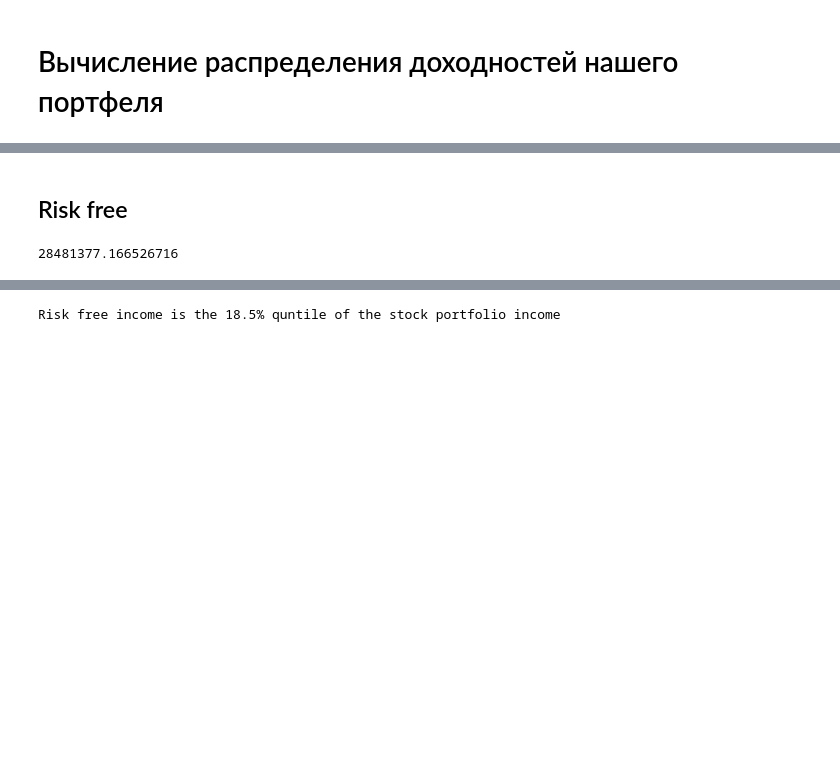
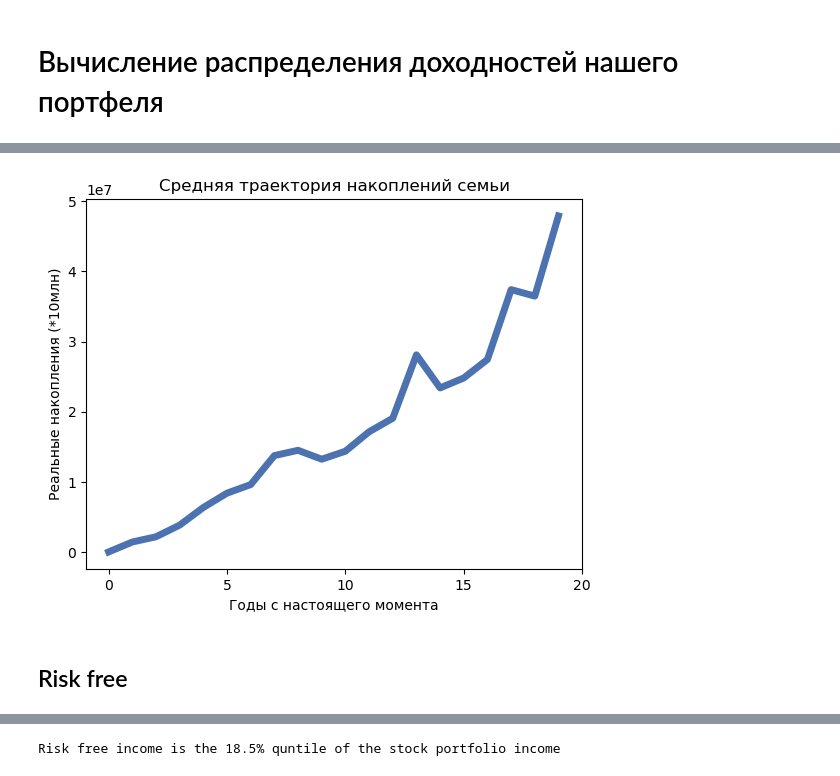
Before and after one commit to justniks/case_finance, a Jupyter notebook: main_upd 2.ipynb, the cells around one changed output, grey strips where cells are left out. Drawn from its saved outputs; the diff is of its cells as text; code cells hidden in the pictures; blank space fills up the shorter version.

```diff
--- a/main_upd 2.ipynb
+++ b/main_upd 2.ipynb
@@ -773,3 +803,50 @@ result_values.describe()
+# %%
+# number of average traj
+index = result_values.iloc[(result_values['result_value']-result_values.mean().values[0]).abs().argsort()[:1]].index[0]
+
+# full mean traj (nominal)
+mean_traj = monthly_values[index]
+
+# keep only annual values
+i = 0
+annual_mean_traj = []
+for j in range(len(mean_traj) // 12):
+    i+=12
+    annual_mean_traj.append(mean_traj[i])
+
+price_index = [1.07,
+1.13,
+1.20,
+1.27,
+1.33,
+1.39,
+1.45,
+1.51,
+1.57,
+1.63,
+1.70,
+1.76,
+1.84,
+1.91,
+1.99,
+2.06,
+2.15,
+2.23,
+2.32,
+2.42]
+
+real_annual_mean_traj = []
+for i in range(len(annual_mean_traj)):
+    real_annual_mean_traj.append(annual_mean_traj[i] / price_index[i])
+# %%
+plt.plot(real_annual_mean_traj, linewidth=5)
+plt.xlabel("Годы с настоящего момента")
+plt.ylabel("Реальные накопления (*10млн)")
+plt.title("Средняя траектория накоплений семьи")
+plt.xticks([0, 5, 10, 15, 20], [0, 5, 10, 15, 20])
+plt.savefig("./pics/traj.pdf", bbox_inches='tight')
+# %% [output]
+[figure, added]
 # %% [markdown]
 ## Risk free
 # %%
@@ -796,7 +873,3 @@ for one_date in range(len(riskfree_price)):
     total_value = total_value_func(assets_amounts, c_prices)
 
     one_traj_monthly.append(total_value)
-# %%
-one_traj_monthly[-1] / 1.05**20
-# %% [output]
-28481377.166526716
```
Also changed, not shown: parts of 11 cells of this notebook, 4 other files.
